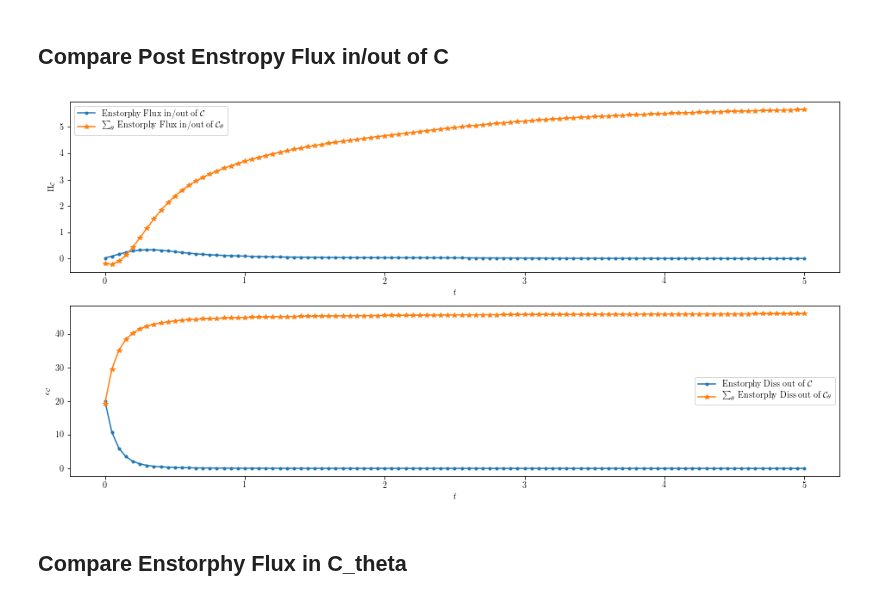
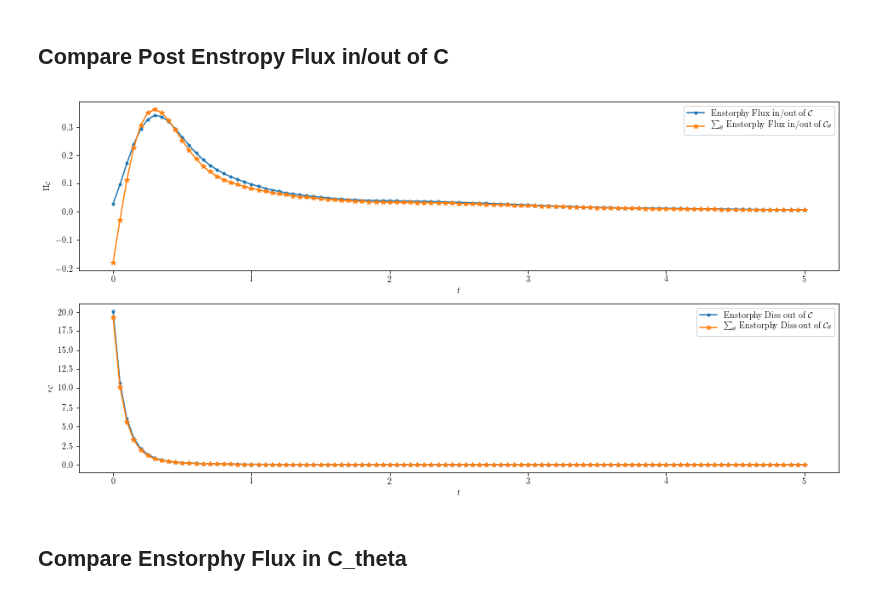
Before and after one commit to EndCar808/2D-Navier-Stokes, a Jupyter notebook: Plotting/CompareFluxes.ipynb, the cells around one changed output. Saved outputs shown, nothing was run; the diff lists cells and outputs as text; code cells hidden in the pictures.

Commit message:
POST: Fixed error in computing enst flux of C_theta from nonlinear term. Started to compare direct and nonlinear term flux computations

```diff
--- a/Plotting/CompareFluxes.ipynb
+++ b/Plotting/CompareFluxes.ipynb
@@ -110,21 +183,21 @@ plt.show()
 # %%
 fig = plt.figure(figsize = (16, 8))
 gs  = GridSpec(2, 1)
 ax1 = fig.add_subplot(gs[0, 0])
 ax1.plot(run_data.time, post_data.enst_flux_C[:], '.-')
-ax1.plot(run_data.time, np.sum(post_data.enst_flux_C_theta[:, :], axis = 1), '*-')
+ax1.plot(run_data.time, np.sum(post_data.enst_flux_C_theta[:, 1:], axis = 1), '*-')
 ax1.set_xlabel(r"$t$")
 ax1.set_ylabel(r"$\Pi_{\mathcal{C}}$")
 ax1.legend([r"Enstorphy Flux in/out of $\mathcal{C}$", r"$\sum_{\theta}$ Enstorphy Flux in/out of $\mathcal{C}_\theta$"])
 ax2 = fig.add_subplot(gs[1, 0])
 ax2.plot(run_data.time, post_data.enst_diss_C[:], '.-')
-ax2.plot(run_data.time, np.sum(post_data.enst_diss_C_theta[:, :], axis = 1), '*-')
+ax2.plot(run_data.time, np.sum(post_data.enst_diss_C_theta[:, 1:], axis = 1), '*-')
 ax2.set_xlabel(r"$t$")
 ax2.set_ylabel(r"$\epsilon_{\mathcal{C}}$")
 ax2.legend([r"Enstorphy Diss out of $\mathcal{C}$", r"$\sum_{\theta}$ Enstorphy Diss out of $\mathcal{C}_\theta$"])
 plt.show()
 # %% [output]
-[figure, old version]
+[figure, new version]
 # %% [markdown]
 ## Compare Enstorphy Flux in C_theta
 # %%
```
Also changed, not shown: parts of 6 cells of this notebook, 3 other files.
